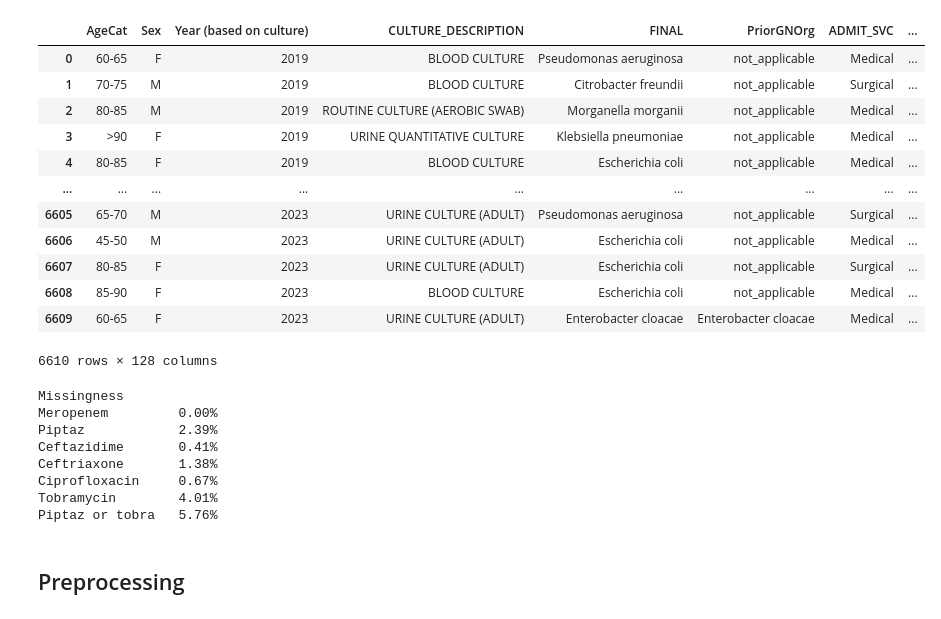
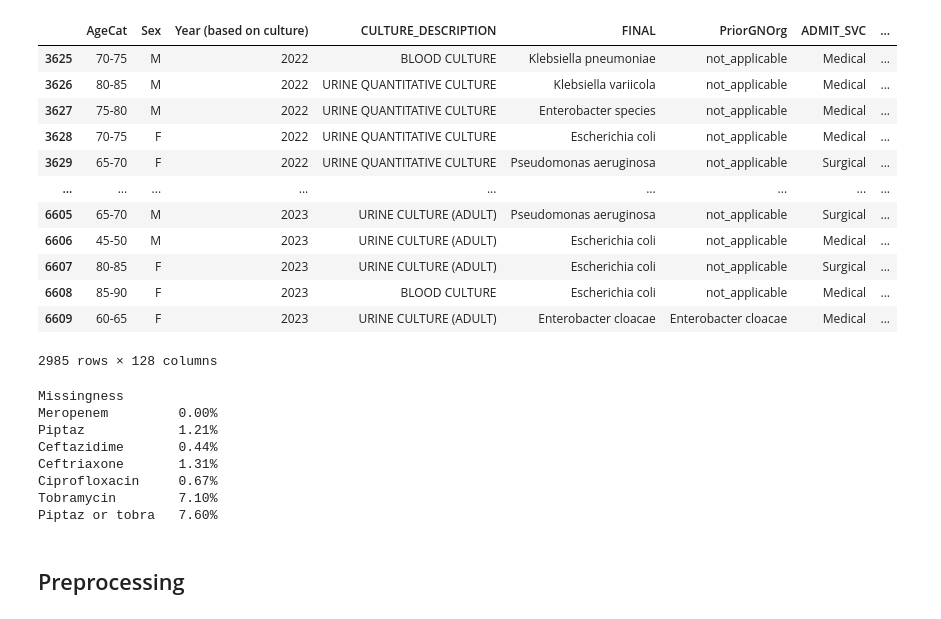
Before and after one commit to A-Garg/antibiotic-susceptibility, a Jupyter notebook: regression_TOH.ipynb, the cells around one changed output. Saved outputs shown, nothing was run; the diff lists cells and outputs as text; code cells hidden in the pictures.

```diff
--- a/regression_TOH.ipynb
+++ b/regression_TOH.ipynb
@@ -26,29 +26,31 @@ import matplotlib.pyplot as plt
 #pd.options.mode.chained_assignment = None  # default='warn'
 pd.set_option('display.float_format', lambda x: '%.2f' % x)
 # %%
-imputation_file = '2024-09-07 AMR_imputation_TOH.xlsx'
+imputation_file = '2024-09-19 AMR_imputation_TOH.xlsx'
 
 data = pd.read_excel(imputation_file)
 
 # From data point 5172 onwards
 #data = data[5172:]
-#data = data[data['Year (based on culture)']>=2021]
+
+# Only use data from 2022 onwards
+data = data[data['Year (based on culture)']>=2022]
 
 data
 # %% [output]
 |  | AgeCat | Sex | Year (based on culture) | CULTURE_DESCRIPTION | FINAL | PriorGNOrg | ADMIT_SVC | ... |
-| 0 | 60-65 | F | 2019 | BLOOD CULTURE | Pseudomonas aeruginosa | not_applicable | Medical | ... |
-| 1 | 70-75 | M | 2019 | BLOOD CULTURE | Citrobacter freundii | not_applicable | Surgical | ... |
-| 2 | 80-85 | M | 2019 | ROUTINE CULTURE (AEROBIC SWAB) | Morganella morganii | not_applicable | Medical | ... |
-| 3 | >90 | F | 2019 | URINE QUANTITATIVE CULTURE | Klebsiella pneumoniae | not_applicable | Medical | ... |
-| 4 | 80-85 | F | 2019 | BLOOD CULTURE | Escherichia coli | not_applicable | Medical | ... |
+| 3625 | 70-75 | M | 2022 | BLOOD CULTURE | Klebsiella pneumoniae | not_applicable | Medical | ... |
+| 3626 | 80-85 | M | 2022 | URINE QUANTITATIVE CULTURE | Klebsiella variicola | not_applicable | Medical | ... |
+| 3627 | 75-80 | M | 2022 | URINE QUANTITATIVE CULTURE | Enterobacter species | not_applicable | Medical | ... |
+| 3628 | 70-75 | F | 2022 | URINE QUANTITATIVE CULTURE | Escherichia coli | not_applicable | Medical | ... |
+| 3629 | 65-70 | F | 2022 | URINE QUANTITATIVE CULTURE | Pseudomonas aeruginosa | not_applicable | Surgical | ... |
 | ... | ... | ... | ... | ... | ... | ... | ... | ... |
 | 6605 | 65-70 | M | 2023 | URINE CULTURE (ADULT) | Pseudomonas aeruginosa | not_applicable | Surgical | ... |
 | 6606 | 45-50 | M | 2023 | URINE CULTURE (ADULT) | Escherichia coli | not_applicable | Medical | ... |
 | 6607 | 80-85 | F | 2023 | URINE CULTURE (ADULT) | Escherichia coli | not_applicable | Surgical | ... |
 | 6608 | 85-90 | F | 2023 | BLOOD CULTURE | Escherichia coli | not_applicable | Medical | ... |
 | 6609 | 60-65 | F | 2023 | URINE CULTURE (ADULT) | Enterobacter cloacae | Enterobacter cloacae | Medical | ... |
-6610 rows × 128 columns
+2985 rows × 128 columns
 # %%
 # List of output antibiotics
 output_antibiotics = ['Penicillin_FINAL_imp','Amoxiclav_FINAL_imp','Ampicillin_FINAL_imp','Cloxacillin_FINAL_imp','Piptaz_FINAL_imp','Cefazolin_FINAL_imp','Ceftriaxone_FINAL_imp','Ceftazidime_FINAL_imp','Ertapenem_FINAL_imp','Meropenem_FINAL_imp','Ciprofloxacin_FINAL_imp','Levofloxacin_FINAL_imp','Moxifloxacin_FINAL_imp','Daptomycin_FINAL_imp','Vancomycin_FINAL_imp','Linezolid_FINAL_imp','Amikacin_FINAL_imp','Tobramycin_FINAL_imp','Gentamicin_FINAL_imp','Clindamycin_FINAL_imp','Doxycycline_FINAL_imp','Erythromycin_FINAL_imp','TMPSMX_FINAL_imp']
@@ -66,12 +68,12 @@ print('{:<15} {:>6.2f}%'.format('Piptaz or tobra',
 # %% [output]
 Missingness
 Meropenem         0.00%
-Piptaz            2.39%
-Ceftazidime       0.41%
-Ceftriaxone       1.38%
+Piptaz            1.21%
+Ceftazidime       0.44%
+Ceftriaxone       1.31%
 Ciprofloxacin     0.67%
-Tobramycin        4.01%
-Piptaz or tobra   5.76%
+Tobramycin        7.10%
+Piptaz or tobra   7.60%
 # %% [markdown]
 ## Preprocessing
 # %%
```
Also changed, not shown: parts of 3 cells of this notebook, 1 other file.
